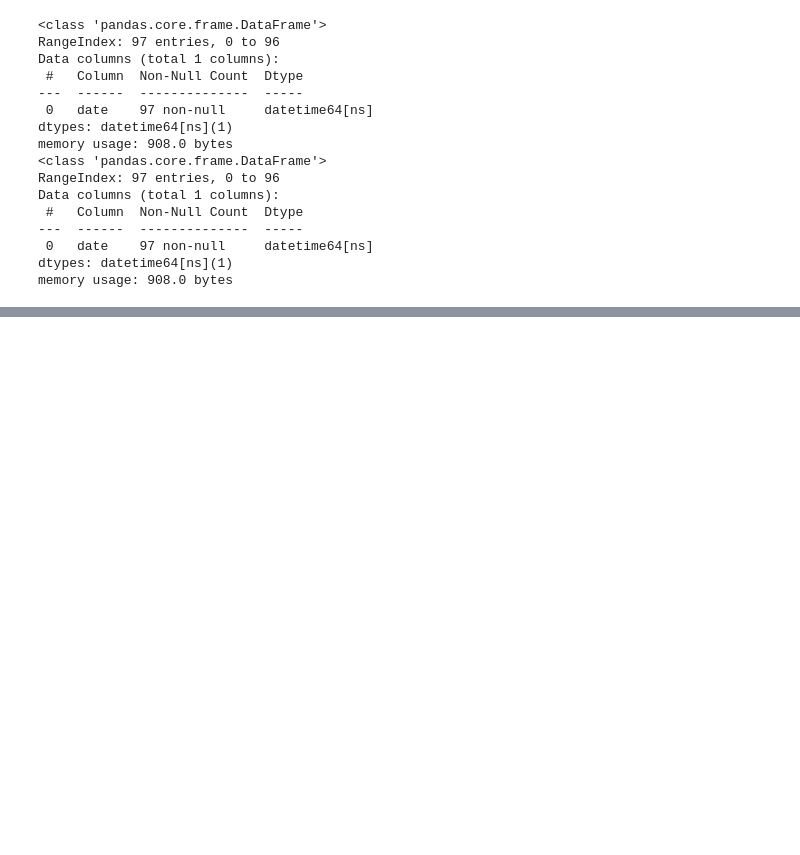
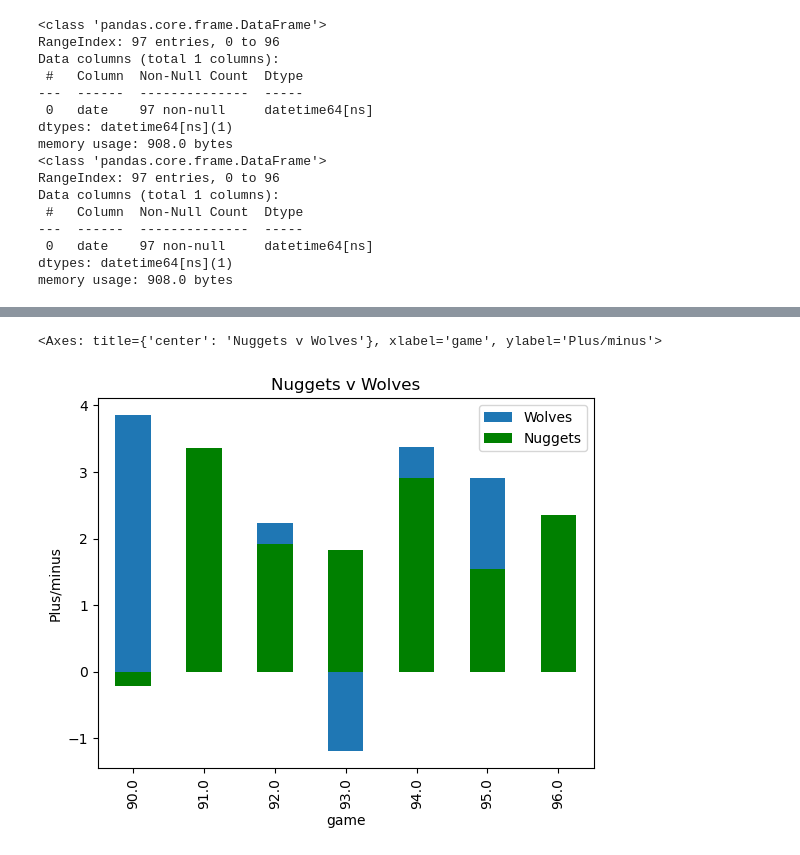
Before and after one commit to knox135/group-project-1, a Jupyter notebook: nuggetsvwolves.ipynb, the cells around one changed output, grey strips where cells are left out. Saved outputs shown, nothing was run; the diff lists cells and outputs as text; code cells hidden in the pictures; blank space fills up the shorter version.

```diff
--- a/nuggetsvwolves.ipynb
+++ b/nuggetsvwolves.ipynb
@@ -421,3 +732,9 @@ display(nuggets_trends[['trend','yhat']])
+# %%
+wolves_compare['yhat'].loc[90:].plot(kind='bar', title='Nuggets v Wolves',legend=True, label='Wolves', ylabel='Plus/minus',sharex=False)
+nuggets_compare['yhat'].loc[90:].plot(kind='bar',legend=True,label='Nuggets', color='green',sharex=False)
+# %% [output]
+<Axes: title={'center': 'Nuggets v Wolves'}, xlabel='game', ylabel='Plus/minus'>
+[figure, added]
 # %%
 #group nuggets players stats into bins
 braun_groups = (braun_df.groupby(pd.cut(braun_df.index, bins),observed=False)
```
Also changed, not shown: parts of 15 cells of this notebook.
